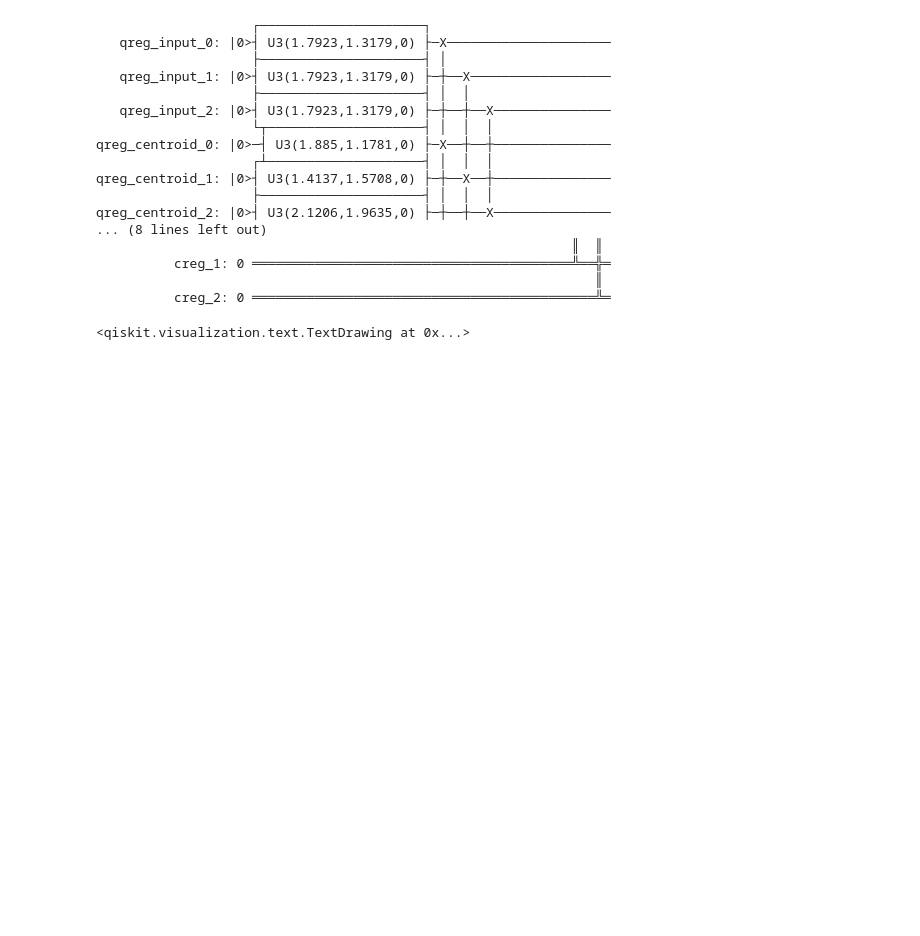
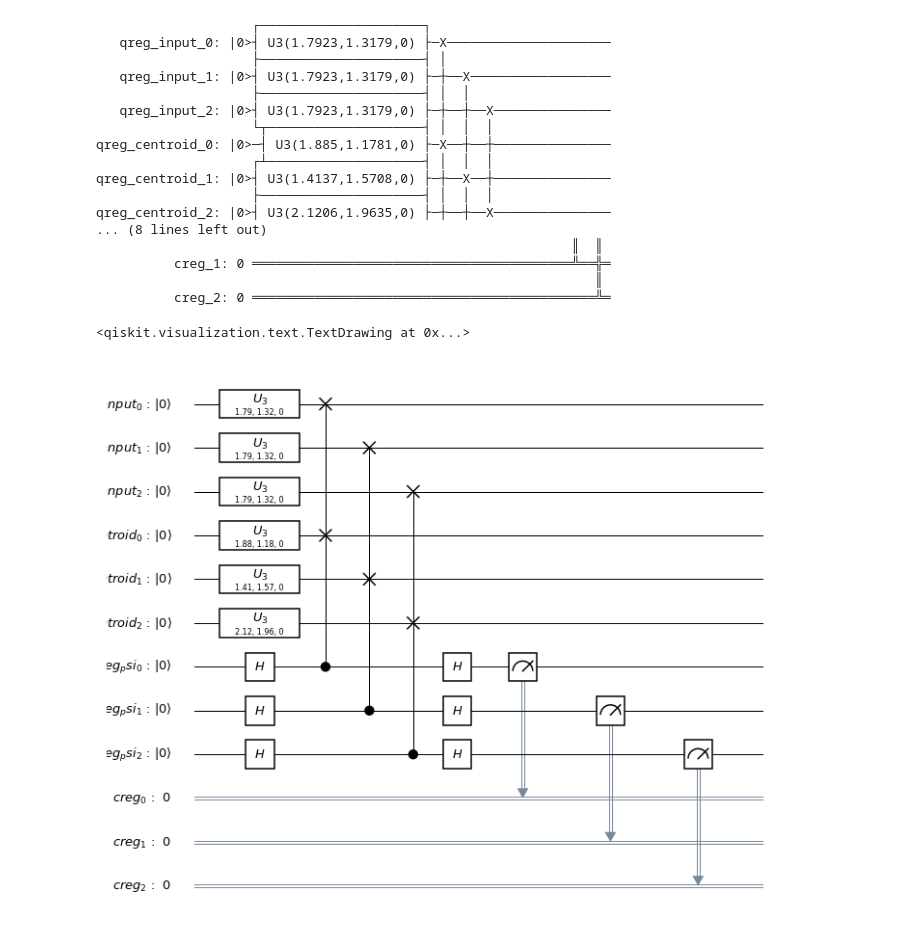
Before and after one commit to Morcu/q-means, a Jupyter notebook: visualizer.ipynb, the cells around one changed output. Cells and saved outputs as stored; diff of their text form; code cells hidden in the pictures; blank space fills up the shorter version.

Commit message:
Image visualization included

```diff
--- a/visualizer.ipynb
+++ b/visualizer.ipynb
@@ -30,9 +30,9 @@ def encode_feature(x):
     return ((x + 1) * pi / 2)
 # %%
 
-centers = np.array([[-0.25, 0.2], [0, -0.1], [0.25, 0.35]])
+centroids = np.array([[-0.25, 0.2], [0, -0.1], [0.25, 0.35]])
 
-centroids = centers
+
 
 
 k = len(centroids)
@@ -103,3 +103,8 @@ qreg_centroid_2: |0>┤ U3(2.1206,1.9635,0) ├─┼──┼──X───
 qc.draw()
 # %% [output]
 <qiskit.visualization.text.TextDrawing at 0x...>
+# %%
+# Matplotlib Drawing
+qc.draw(output='mpl')
+# %% [output]
+[figure, added]
```
